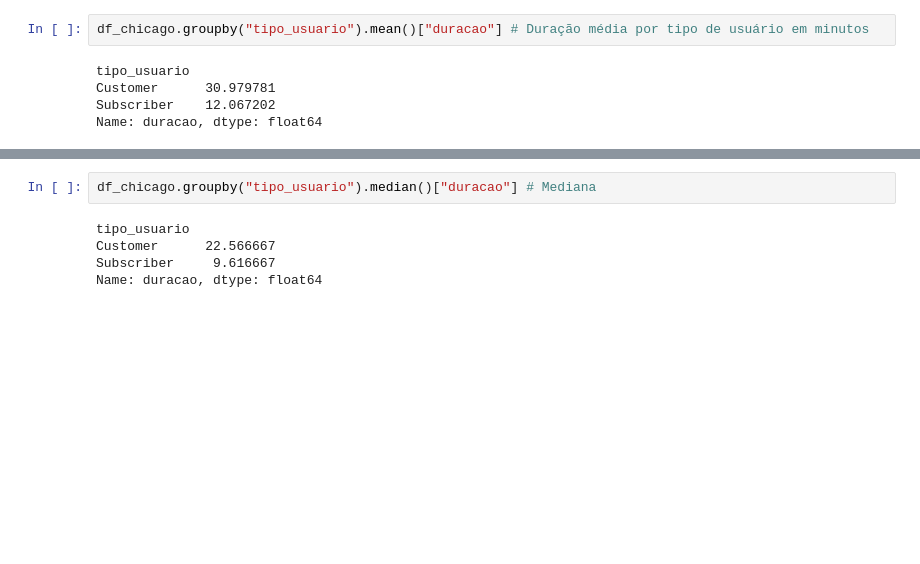
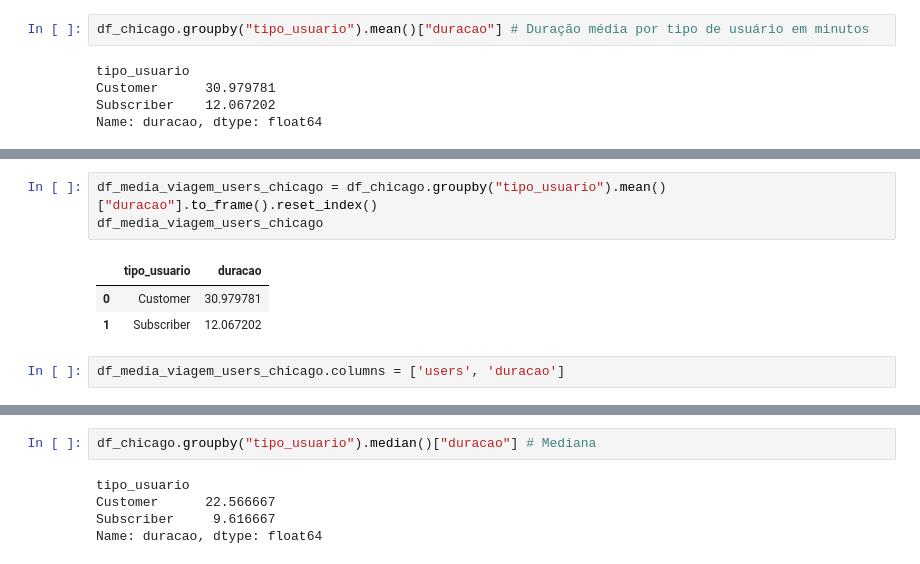
Before and after one commit to gabrielcn/Bike_Sharing, a Jupyter notebook: cyclistic_bike_share_chicago.ipynb, the cells around one changed output, grey strips where cells are left out. Saved outputs shown, nothing was run; the diff lists cells and outputs as text; blank space fills up the shorter version.

```diff
--- a/cyclistic_bike_share_chicago.ipynb
+++ b/cyclistic_bike_share_chicago.ipynb
@@ -461,0 +325,9 @@ Name: duracao, dtype: float64
+# %%
+df_media_viagem_users_chicago = df_chicago.groupby("tipo_usuario").mean()["duracao"].to_frame().reset_index()
+df_media_viagem_users_chicago
+# %% [output]
+|  | tipo_usuario | duracao |
+| 0 | Customer | 30.979781 |
+| 1 | Subscriber | 12.067202 |
+# %%
+df_media_viagem_users_chicago.columns = ['users', 'duracao']
```
Also changed, not shown: parts of 27 cells of this notebook.
